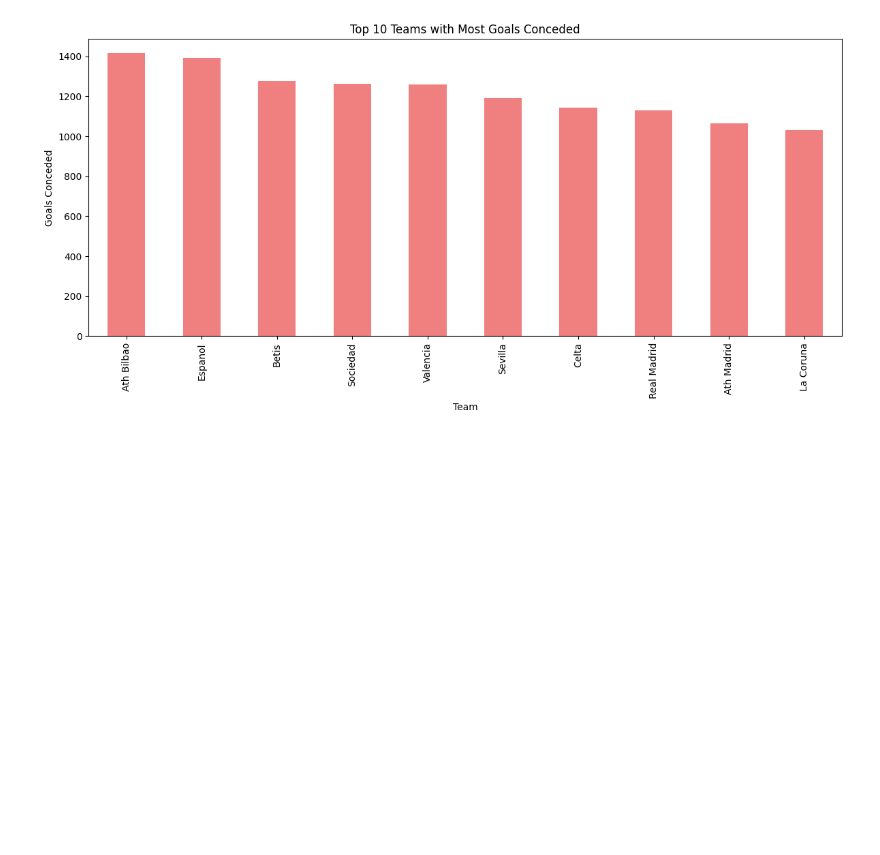
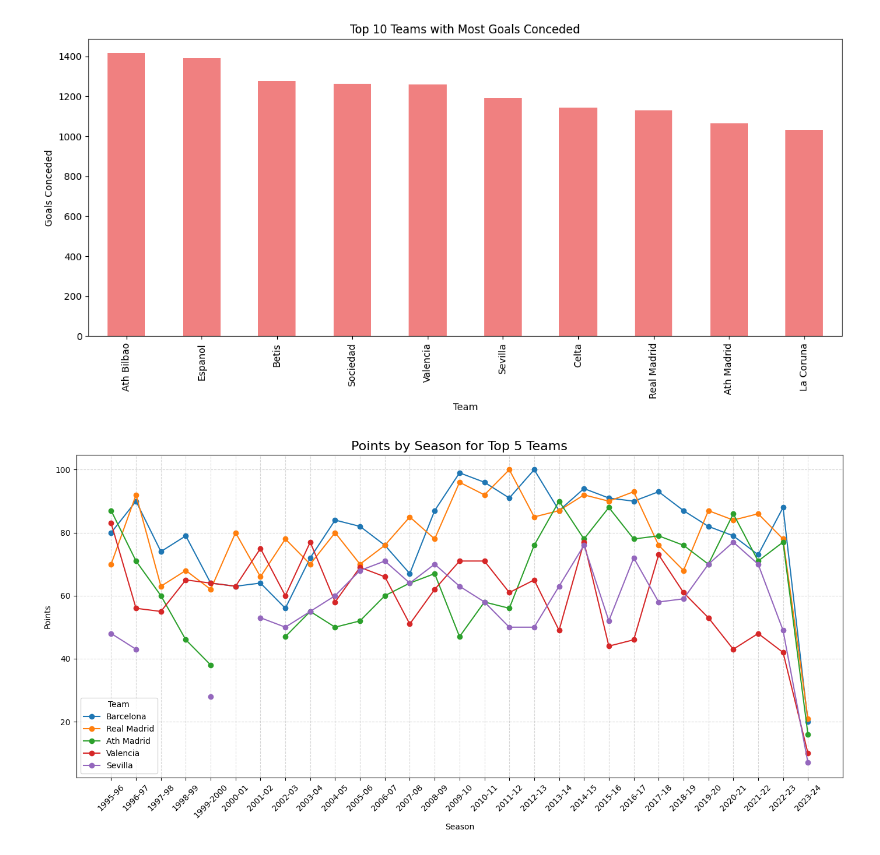
Before and after one commit to KaiH19/LaLiga-Prediction, a Jupyter notebook: src/prepare_data.ipynb, the cells around one changed output. Saved outputs shown, nothing was run; the diff lists cells and outputs as text; code cells hidden in the pictures; blank space fills up the shorter version.

Commit message:
Further preparing data

```diff
--- a/src/prepare_data.ipynb
+++ b/src/prepare_data.ipynb
@@ -87,3 +87,68 @@ plt.show()
 [figure]
 [figure]
 [figure]
+# %%
+import pandas as pd
+import matplotlib.pyplot as plt
+
+# Prepare team-season level stats
+team_stats = []
+
+for season, season_df in df.groupby("Season"):
+    season_teams = {}
+    for _, row in season_df.iterrows():
+        home, away = row['HomeTeam'], row['AwayTeam']
+        fthg, ftag, ftr = row['FTHG'], row['FTAG'], row['FTR']
+
+        for team in [home, away]:
+            if team not in season_teams:
+                season_teams[team] = {
+                    'Season': season, 'Team': team,
+                    'Points': 0, 'GoalsScored': 0, 'GoalsConceded': 0,
+                    'HomeWins': 0, 'AwayWins': 0
+                }
+
+        # Update stats
+        season_teams[home]['GoalsScored'] += fthg
+        season_teams[home]['GoalsConceded'] += ftag
+        season_teams[away]['GoalsScored'] += ftag
+        season_teams[away]['GoalsConceded'] += fthg
+
+        if ftr == 'H':
+            season_teams[home]['Points'] += 3
+            season_teams[home]['HomeWins'] += 1
+        elif ftr == 'A':
+            season_teams[away]['Points'] += 3
+            season_teams[away]['AwayWins'] += 1
+        else:
+            season_teams[home]['Points'] += 1
+            season_teams[away]['Points'] += 1
+
+    team_stats.extend(season_teams.values())
+
+# Convert to DataFrame
+team_stats_df = pd.DataFrame(team_stats)
+
+# Focus on top 5 teams
+top_teams = ['Barcelona', 'Real Madrid', 'Ath Madrid', 'Valencia', 'Sevilla']
+top_team_stats = team_stats_df[team_stats_df['Team'].isin(top_teams)]
+
+# Pivot for line plot
+points_by_season = top_team_stats.pivot(index='Season', columns='Team', values='Points')
+points_by_season = points_by_season.sort_index()
+
+# Plotting
+plt.figure(figsize=(14, 7))
+for team in top_teams:
+    plt.plot(points_by_season.index, points_by_season[team], label=team, marker='o')
+
+plt.title('Points by Season for Top 5 Teams', fontsize=16)
+plt.xlabel('Season')
+plt.ylabel('Points')
+plt.xticks(rotation=45)
+plt.grid(True, linestyle='--', alpha=0.5)
+plt.legend(title='Team')
+plt.tight_layout()
+plt.show()
+# %% [output]
+[figure, added]
```
Also changed, not shown: parts of 3 cells of this notebook.
